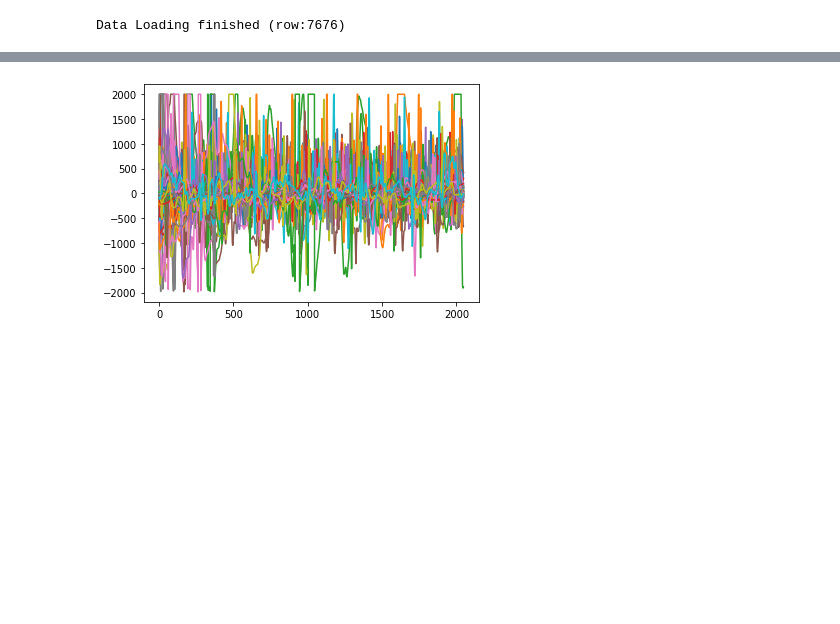
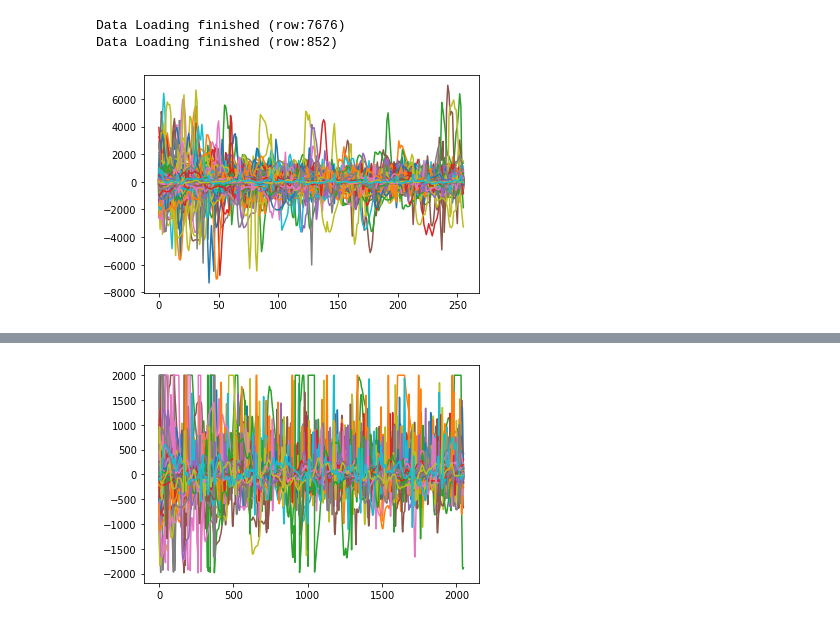
Before and after one commit to wonderit/ecg, a Jupyter notebook: examples/cinc17/data_preprocess.ipynb, the cells around one changed output, grey strips where cells are left out. Saved outputs shown, nothing was run; the diff lists cells and outputs as text; code cells hidden in the pictures; blank space fills up the shorter version.

```diff
--- a/examples/cinc17/data_preprocess.ipynb
+++ b/examples/cinc17/data_preprocess.ipynb
@@ -13,8 +14,10 @@ X_test = np.genfromtxt('../../processed_data/Xtest', delimiter=',', dtype='float
 y_test = np.genfromtxt('../../processed_data/ytest', delimiter=',', dtype='float')
 # %%
 print('Data Loading finished (row:{})'.format(len(X_train)))
+print('Data Loading finished (row:{})'.format(len(X_test)))
 # %% [output]
 Data Loading finished (row:7676)
+Data Loading finished (row:852)
 # %%
 def scale_maxabs(arr, maxabs, thres):
     arr = (arr / maxabs) * thres
@@ -24,3 +27,11 @@ def apply_threshold(arr, thres):
     arr[arr > thres] = thres
     arr[arr < -thres] = thres
     return arr
+# %%
+x_t = X_train.reshape([7676, 1, 256, 8]).mean(3).mean(1)
+x_t.shape
+plt.clf()
+for i in range(1000):
+    plt.plot(x_t[400+i, :])
+# %% [output]
+[figure, added]
```
Also changed, not shown: parts of 10 cells of this notebook, 2 other files.
